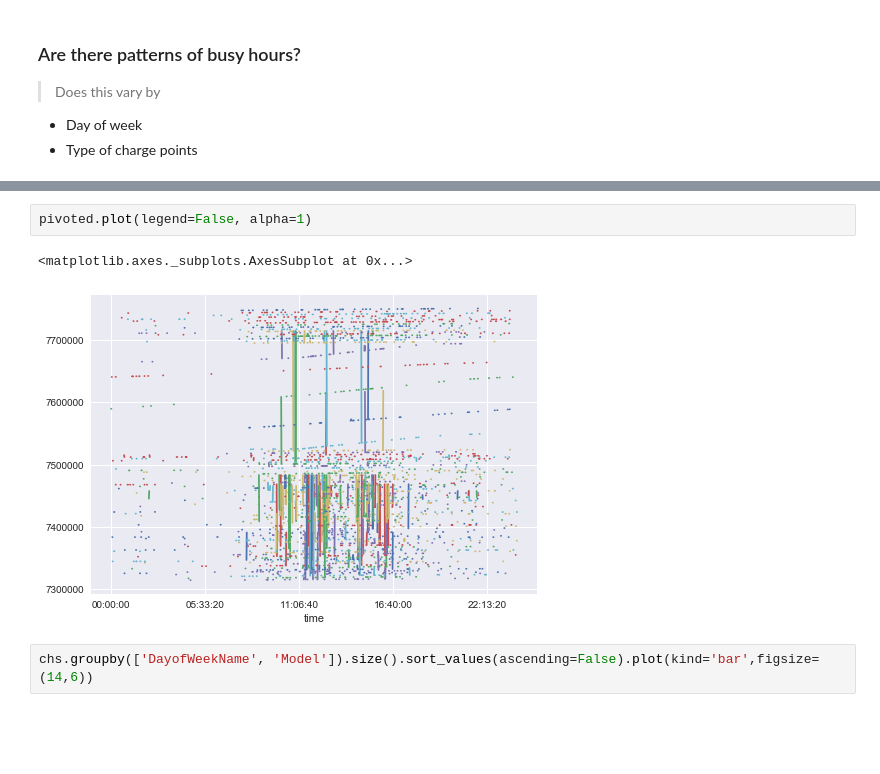
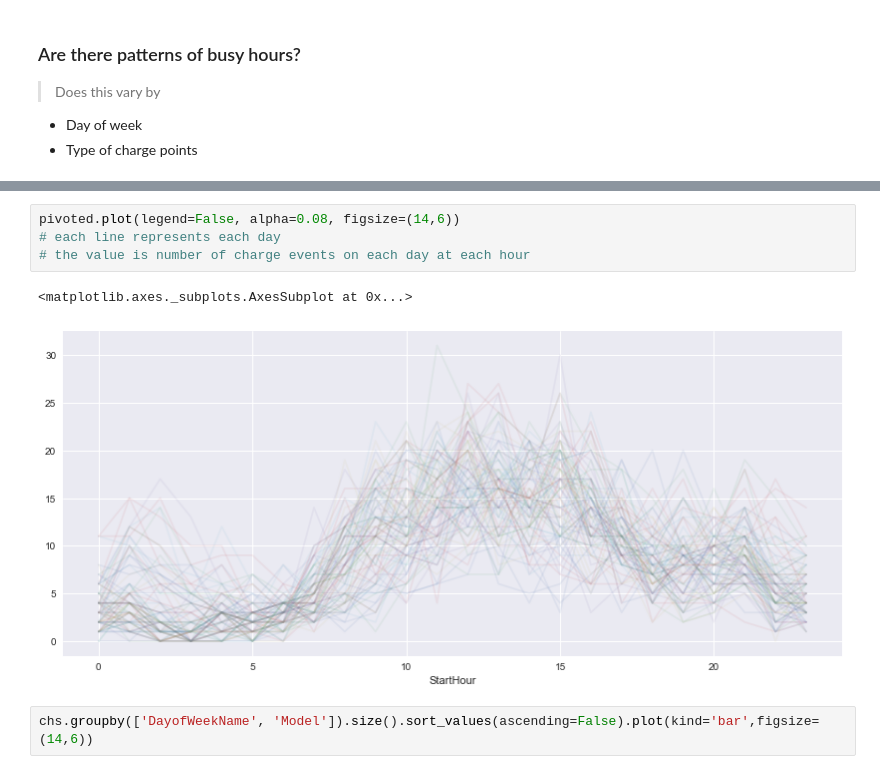
Before and after one commit to drYukiWang/ev_charge_data, a Jupyter notebook: read_data_v2.ipynb, the cells around one changed output, grey strips where cells are left out. Drawn from its saved outputs; the diff is of its cells as text; blank space fills up the shorter version.

```diff
--- a/read_data_v2.ipynb
+++ b/read_data_v2.ipynb
@@ -207,8 +209,10 @@ pivoted.iloc[:5, :7]
-# %%
-pivoted.plot(legend=False, alpha=1)
-# %% [output]
-<matplotlib.axes._subplots.AxesSubplot at 0x...>
-[figure, removed]
+# %%
+pivoted.plot(legend=False, alpha=0.08, figsize=(14,6))
+# each line represents each day
+# the value is number of charge events on each day at each hour
+# %% [output]
+<matplotlib.axes._subplots.AxesSubplot at 0x...>
+[figure, added]
 # %%
 chs.groupby(['DayofWeekName', 'Model']).size().sort_values(ascending=False).plot(kind='bar',figsize=(14,6))
 # %% [output]
```
Also changed, not shown: parts of 14 cells of this notebook.
